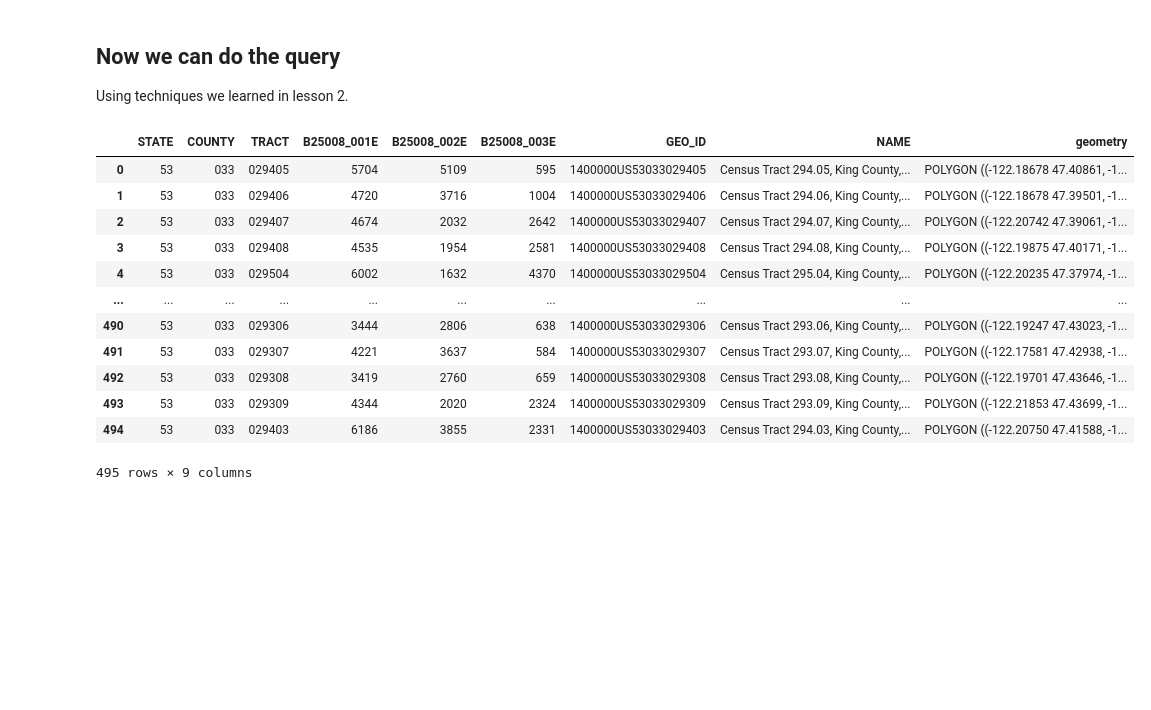
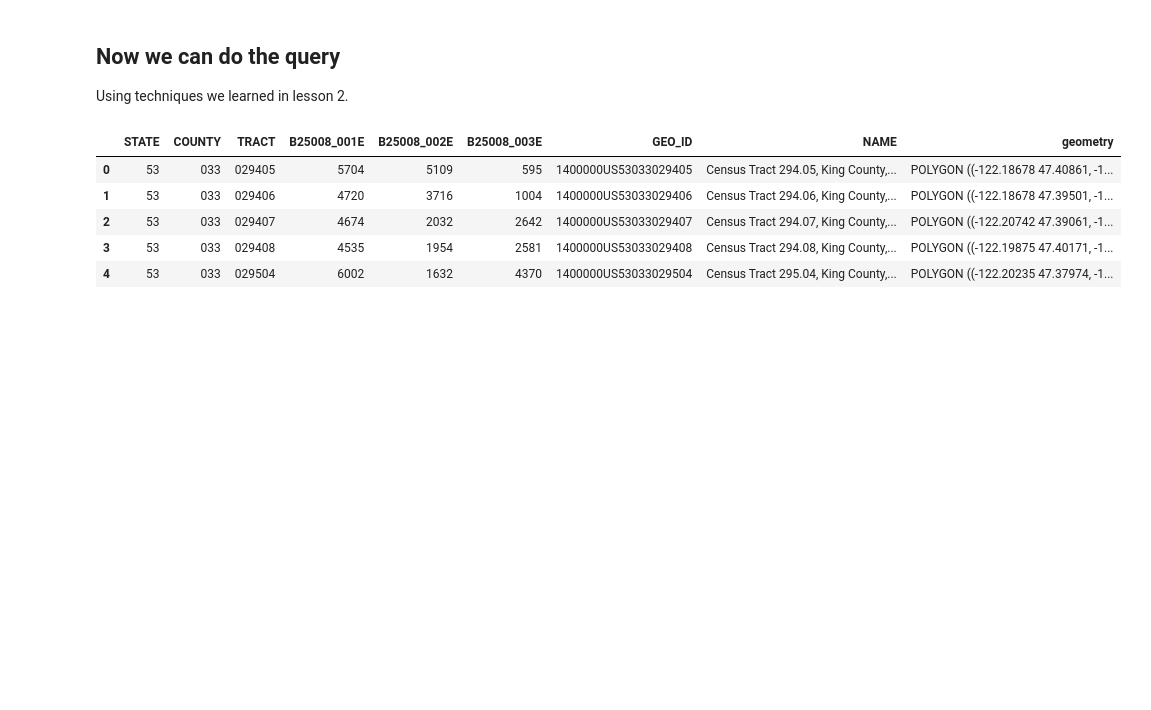
Before and after one commit to censusdis/censusdis-tutorial-2024, a Jupyter notebook: Lessons/Lesson 3 Variables.ipynb, the cells around one changed output. Drawn from its saved outputs; the diff is of its cells as text; code cells hidden in the pictures; blank space fills up the shorter version.

```diff
--- a/Lessons/Lesson 3 Variables.ipynb
+++ b/Lessons/Lesson 3 Variables.ipynb
@@ -303,21 +303,14 @@ gdf_king = ced.download(
     remove_water=True,
 )
 # %%
-gdf_king
+gdf_king.head()
 # %% [output]
 |  | STATE | COUNTY | TRACT | B25008_001E | B25008_002E | B25008_003E | GEO_ID | NAME | geometry |
 | 0 | 53 | 033 | 029405 | 5704 | 5109 | 595 | 1400000US53033029405 | Census Tract 294.05, King County,... | POLYGON ((-122.18678 47.40861, -1... |
 | 1 | 53 | 033 | 029406 | 4720 | 3716 | 1004 | 1400000US53033029406 | Census Tract 294.06, King County,... | POLYGON ((-122.18678 47.39501, -1... |
 | 2 | 53 | 033 | 029407 | 4674 | 2032 | 2642 | 1400000US53033029407 | Census Tract 294.07, King County,... | POLYGON ((-122.20742 47.39061, -1... |
 | 3 | 53 | 033 | 029408 | 4535 | 1954 | 2581 | 1400000US53033029408 | Census Tract 294.08, King County,... | POLYGON ((-122.19875 47.40171, -1... |
 | 4 | 53 | 033 | 029504 | 6002 | 1632 | 4370 | 1400000US53033029504 | Census Tract 295.04, King County,... | POLYGON ((-122.20235 47.37974, -1... |
-| ... | ... | ... | ... | ... | ... | ... | ... | ... | ... |
-| 490 | 53 | 033 | 029306 | 3444 | 2806 | 638 | 1400000US53033029306 | Census Tract 293.06, King County,... | POLYGON ((-122.19247 47.43023, -1... |
-| 491 | 53 | 033 | 029307 | 4221 | 3637 | 584 | 1400000US53033029307 | Census Tract 293.07, King County,... | POLYGON ((-122.17581 47.42938, -1... |
-| 492 | 53 | 033 | 029308 | 3419 | 2760 | 659 | 1400000US53033029308 | Census Tract 293.08, King County,... | POLYGON ((-122.19701 47.43646, -1... |
-| 493 | 53 | 033 | 029309 | 4344 | 2020 | 2324 | 1400000US53033029309 | Census Tract 293.09, King County,... | POLYGON ((-122.21853 47.43699, -1... |
-| 494 | 53 | 033 | 029403 | 6186 | 3855 | 2331 | 1400000US53033029403 | Census Tract 294.03, King County,... | POLYGON ((-122.20750 47.41588, -1... |
-495 rows × 9 columns
 # %% [markdown]
 <br><br><br><br><br><br><br><br>
 <br><br><br><br><br><br><br><br>
```
Also changed, not shown: parts of 22 cells of this notebook, 2 other files.
